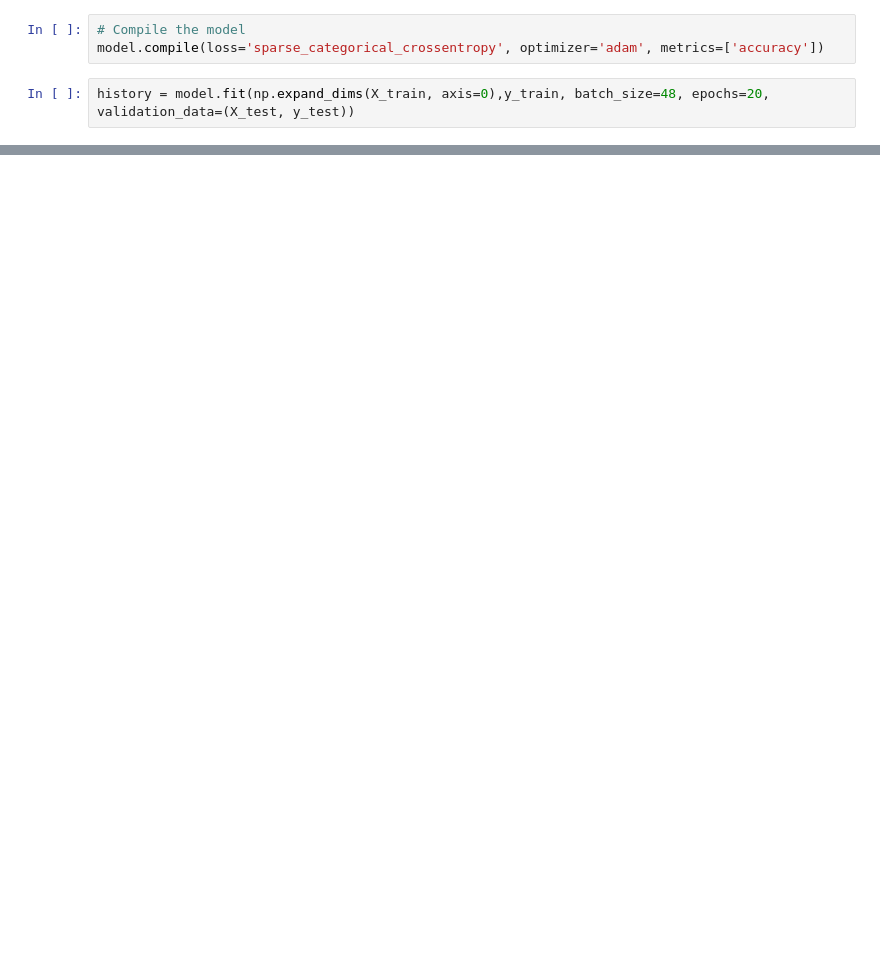
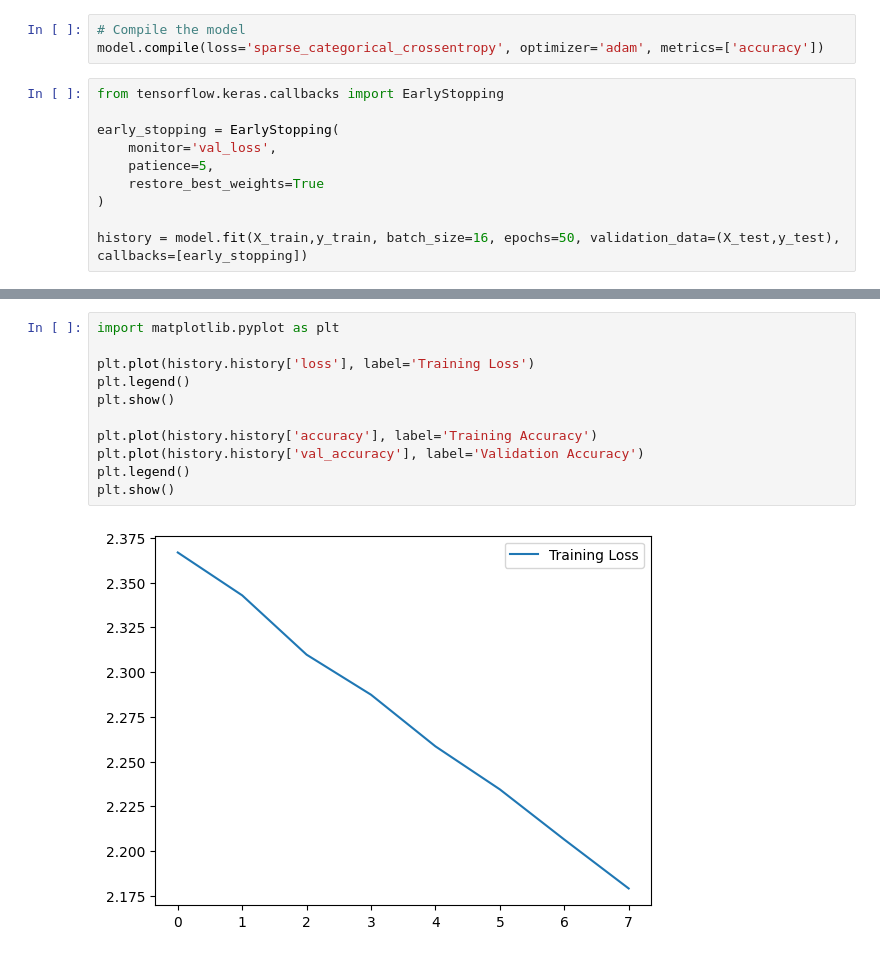
Before and after one commit to felixstuart/Megablunder-Prediction-Model, a Jupyter notebook: model.ipynb, the cells around one changed output, grey strips where cells are left out. Cells and saved outputs as stored; diff of their text form; blank space fills up the shorter version.

```diff
--- a/model.ipynb
+++ b/model.ipynb
@@ -44,5 +43,13 @@ model.add(Dense(9, activation='softmax'))
 # Compile the model
 model.compile(loss='sparse_categorical_crossentropy', optimizer='adam', metrics=['accuracy'])
 # %%
-history = model.fit(np.expand_dims(X_train, axis=0),y_train, batch_size=48, epochs=20, validation_data=(X_test, y_test))
+from tensorflow.keras.callbacks import EarlyStopping
+
+early_stopping = EarlyStopping(
+    monitor='val_loss',
+    patience=5,
+    restore_best_weights=True
+)
+
+history = model.fit(X_train,y_train, batch_size=16, epochs=50, validation_data=(X_test,y_test), callbacks=[early_stopping])
 # %% [output]
@@ -50,0 +72,13 @@ ValueError: Data cardinality is ambiguous. Make sure all arrays contain the same
+# %%
+import matplotlib.pyplot as plt
+
+plt.plot(history.history['loss'], label='Training Loss')
+plt.legend()
+plt.show()
+
+plt.plot(history.history['accuracy'], label='Training Accuracy')
+plt.plot(history.history['val_accuracy'], label='Validation Accuracy')
+plt.legend()
+plt.show()
+# %% [output]
+[figure, added]
```
Also changed, not shown: parts of 9 cells of this notebook.
